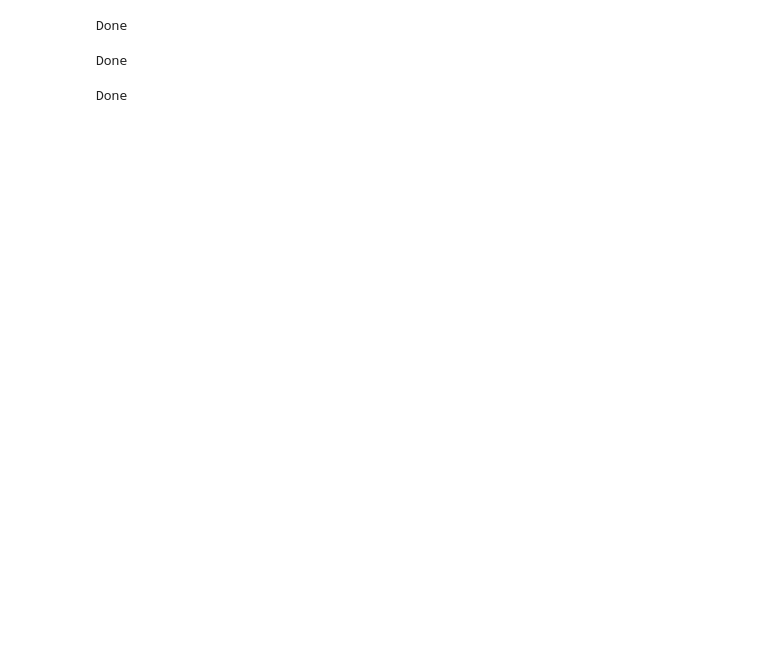
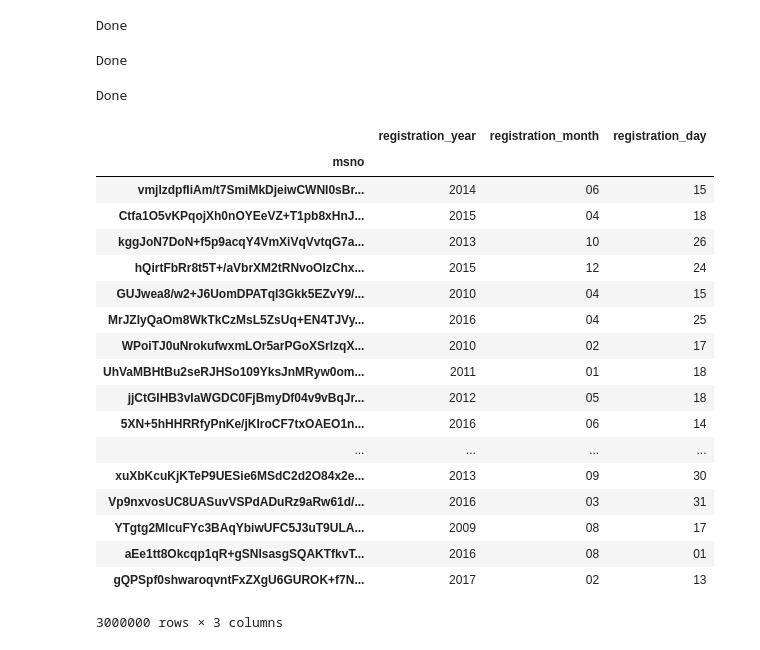
Before and after one commit to zimmyAZ/Churn, a Jupyter notebook: Actual Churn.ipynb, the cells around one changed output. Saved outputs shown, nothing was run; the diff lists cells and outputs as text; code cells hidden in the pictures; blank space fills up the shorter version.

```diff
--- a/Actual Churn.ipynb
+++ b/Actual Churn.ipynb
@@ -29,3 +31,29 @@ merged = merged.sample(frac=1)
 print('Done')
 # %% [output]
 Done
+# %%
+dates_test = DataFrame(test_set['msno'], columns=['msno'])
+dates_test['registration_year'] = test_set['registration_init_time'].astype(str).str[:4]
+dates_test['registration_month'] = test_set['registration_init_time'].astype(str).str[4:6]
+dates_test['registration_day'] = test_set['registration_init_time'].astype(str).str[6:8]
+dates_test.set_index('msno')
+# %% [output]
+|  | registration_year | registration_month | registration_day |
+| msno |  |  |  |
+| vmjlzdpfIiAm/t7SmiMkDjeiwCWNI0sBr... | 2014 | 06 | 15 |
+| Ctfa1O5vKPqojXh0nOYEeVZ+T1pb8xHnJ... | 2015 | 04 | 18 |
+| kggJoN7DoN+f5p9acqY4VmXiVqVvtqG7a... | 2013 | 10 | 26 |
+| hQirtFbRr8t5T+/aVbrXM2tRNvoOIzChx... | 2015 | 12 | 24 |
+| GUJwea8/w2+J6UomDPATqI3Gkk5EZvY9/... | 2010 | 04 | 15 |
+| MrJZIyQaOm8WkTkCzMsL5ZsUq+EN4TJVy... | 2016 | 04 | 25 |
+| WPoiTJ0uNrokufwxmLOr5arPGoXSrlzqX... | 2010 | 02 | 17 |
+| UhVaMBHtBu2seRJHSo109YksJnMRyw0om... | 2011 | 01 | 18 |
+| jjCtGIHB3vIaWGDC0FjBmyDf04v9vBqJr... | 2012 | 05 | 18 |
+| 5XN+5hHHRRfyPnKe/jKIroCF7txOAEO1n... | 2016 | 06 | 14 |
+| ... | ... | ... | ... |
+| xuXbKcuKjKTeP9UESie6MSdC2d2O84x2e... | 2013 | 09 | 30 |
+| Vp9nxvosUC8UASuvVSPdADuRz9aRw61d/... | 2016 | 03 | 31 |
+| YTgtg2MlcuFYc3BAqYbiwUFC5J3uT9ULA... | 2009 | 08 | 17 |
+| aEe1tt8Okcqp1qR+gSNlsasgSQAKTfkvT... | 2016 | 08 | 01 |
+| gQPSpf0shwaroqvntFxZXgU6GUROK+f7N... | 2017 | 02 | 13 |
+3000000 rows × 3 columns
```
Also changed, not shown: parts of 11 cells of this notebook.
